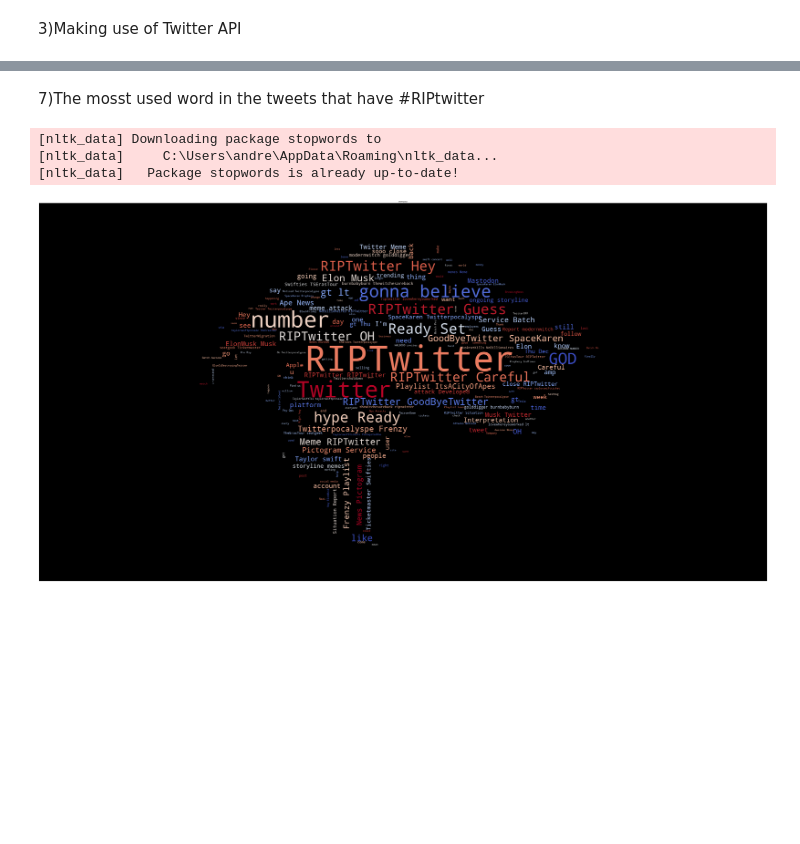
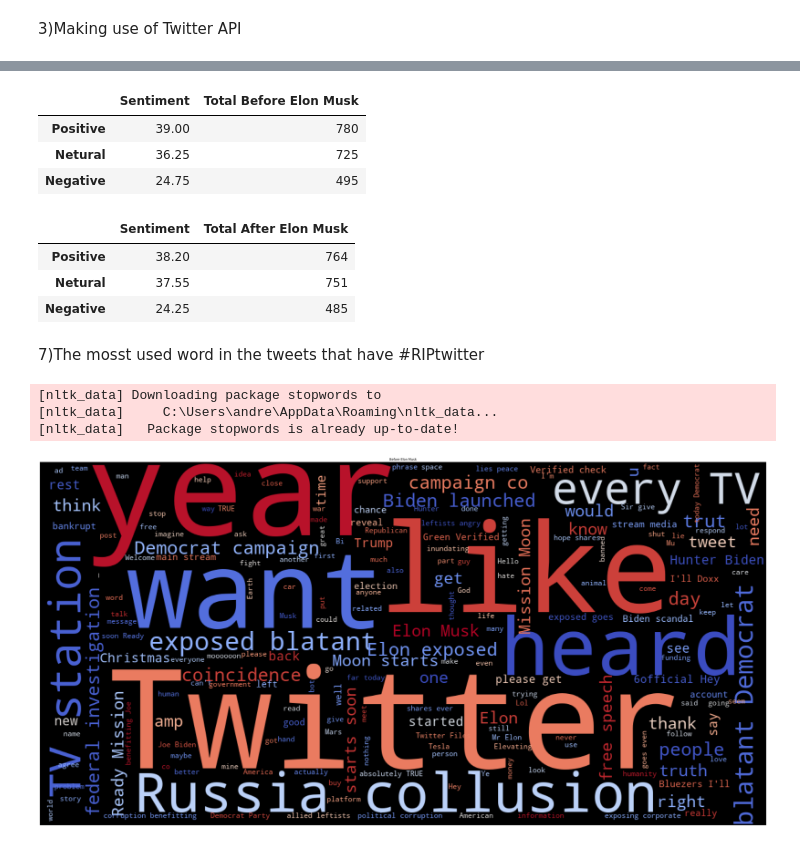
Before and after one commit to bobobo199733/the-social-web, a Jupyter notebook: Project/Untitled-1.ipynb, the cells around one changed output, grey strips where cells are left out. Cells and saved outputs as stored; diff of their text form; code cells hidden in the pictures; blank space fills up the shorter version.

Commit message:
Before/After Elon Musk

```diff
--- a/Project/Untitled-1.ipynb
+++ b/Project/Untitled-1.ipynb
@@ -198,0 +154,8 @@ df_sentiment
+# %%
+df_before.Tweets = df_before.Tweets.apply(clean_tweets)
+df_after.Tweets = df_after.Tweets.apply(clean_tweets)
+
+# see a sample of the resulted cleaned tweets
+pd.set_option("display.max_colwidth", -1)
+df_before.sample(5)
+df_after.sample(5)
@@ -198,0 +176,13 @@ df_sentiment
+# %%
+# Subjectivity before Elon Musk
+def subj(tweet):
+    return TextBlob(tweet).sentiment.subjectivity
+
+# Polarity before Elon Musk
+def pol(tweet):
+    return TextBlob(tweet).sentiment.polarity
+
+df_before['Subjectivity'] = df_before.Tweets.apply(subj)
+df_before['Polarity'] = df_before.Tweets.apply(pol)
+
+df_before.head(5)
@@ -198,0 +220,14 @@ df_sentiment
+# %%
+# Sentiment (polarity)
+def sentiment(polarity):
+    result = ''
+    if polarity > 0:
+        result = 'Positive'
+    elif polarity == 0:
+        result = 'Netural'
+    else:
+        result = 'Negative'
+    return result
+
+df_before['Sentiment'] = df_before.Polarity.apply(sentiment)
+df_before.head()
@@ -199,27 +310,45 @@ df_sentiment
+# %%
+# The percentage of each class: Negative, Positive, Neutral before Elon Musk
+
+df_sentiment_before = pd.DataFrame(df_before.Sentiment.value_counts(normalize=True)*100)
+df_sentiment_before['Total Before Elon Musk'] = df_before.Sentiment.value_counts()
+df_sentiment_before
+# %% [output]
+|  | Sentiment | Total Before Elon Musk |
+| Positive | 39.00 | 780 |
+| Netural | 36.25 | 725 |
+| Negative | 24.75 | 495 |
+# %%
+# The percentage of each class: Negative, Positive, Neutral after Elon Musk
+
+df_sentiment_after = pd.DataFrame(df_after.Sentiment.value_counts(normalize=True)*100)
+df_sentiment_after['Total After Elon Musk'] = df_after.Sentiment.value_counts()
+df_sentiment_after
+# %% [output]
+|  | Sentiment | Total After Elon Musk |
+| Positive | 38.20 | 764 |
+| Netural | 37.55 | 751 |
+| Negative | 24.25 | 485 |
 # %% [markdown]
 7)The mosst used word in the tweets that have #RIPtwitter
 # %%
-import cv2
-
 # Stop Words
 nltk.download('stopwords')
 stpwrd = set(nltk.corpus.stopwords.words('english'))
 
 # Combining tweets by their text
-allWords = ' '.join([twts for twts in df['Tweets']])
-image = cv2.imread("mask.png")
-ripTwitter = image
+allWords = ' '.join([twts for twts in df_before['Tweets']])
 def Word_cloud_image(data, title, mask=None):
     WordCloudImage = WordCloud(scale=3,random_state=21,colormap='coolwarm_r',mask=mask,stopwords=stpwrd,collocations=True,).generate(data)
-    plt.figure(figsize=(100,100))
+    plt.figure(figsize=(50,70))
     plt.imshow(WordCloudImage)
     plt.axis('off')
     plt.title(title)
     plt.show()
 
-Word_cloud_image(allWords, '#RIPTwitter', mask=ripTwitter)
+Word_cloud_image(allWords, 'Before Elon Musk')
 # %% [output]
 [nltk_data] Downloading package stopwords to
 [nltk_data]     C:\Users\andre\AppData\Roaming\nltk_data...
 [nltk_data]   Package stopwords is already up-to-date!
-[figure, old version]
+[figure, new version]
```
Also changed, not shown: parts of 46 cells of this notebook, 6 other files.
